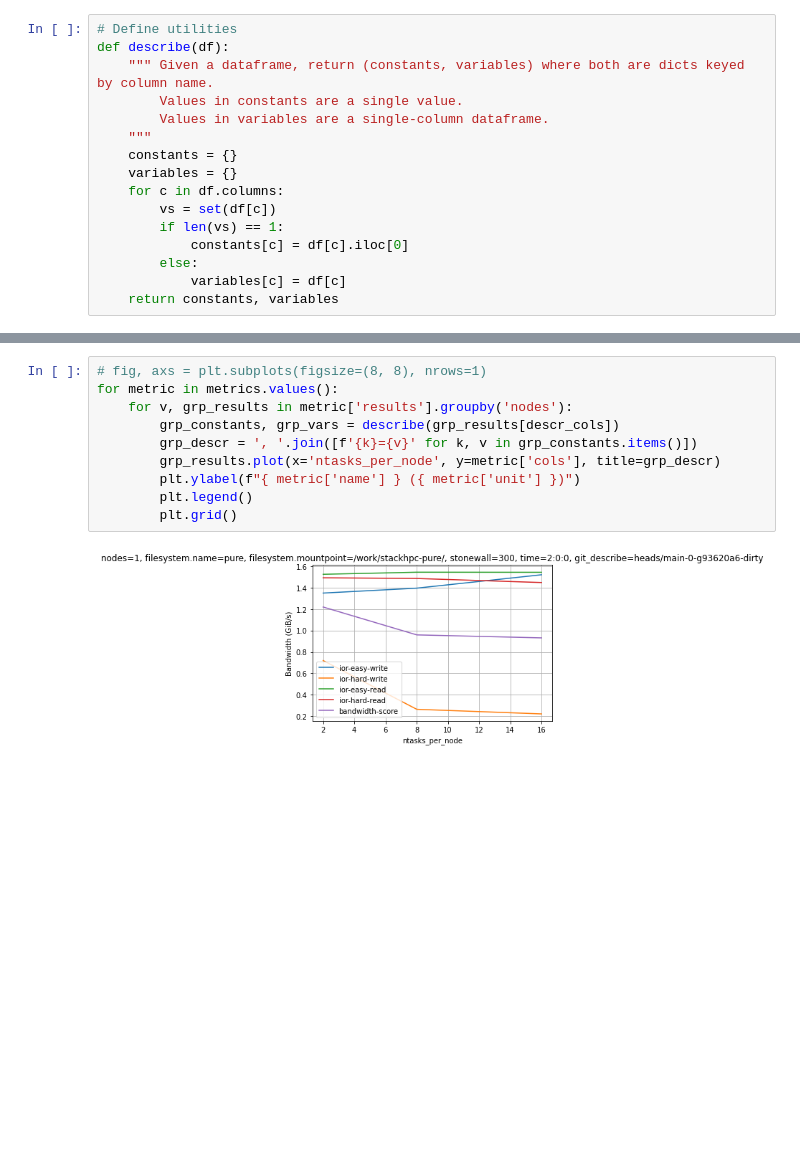
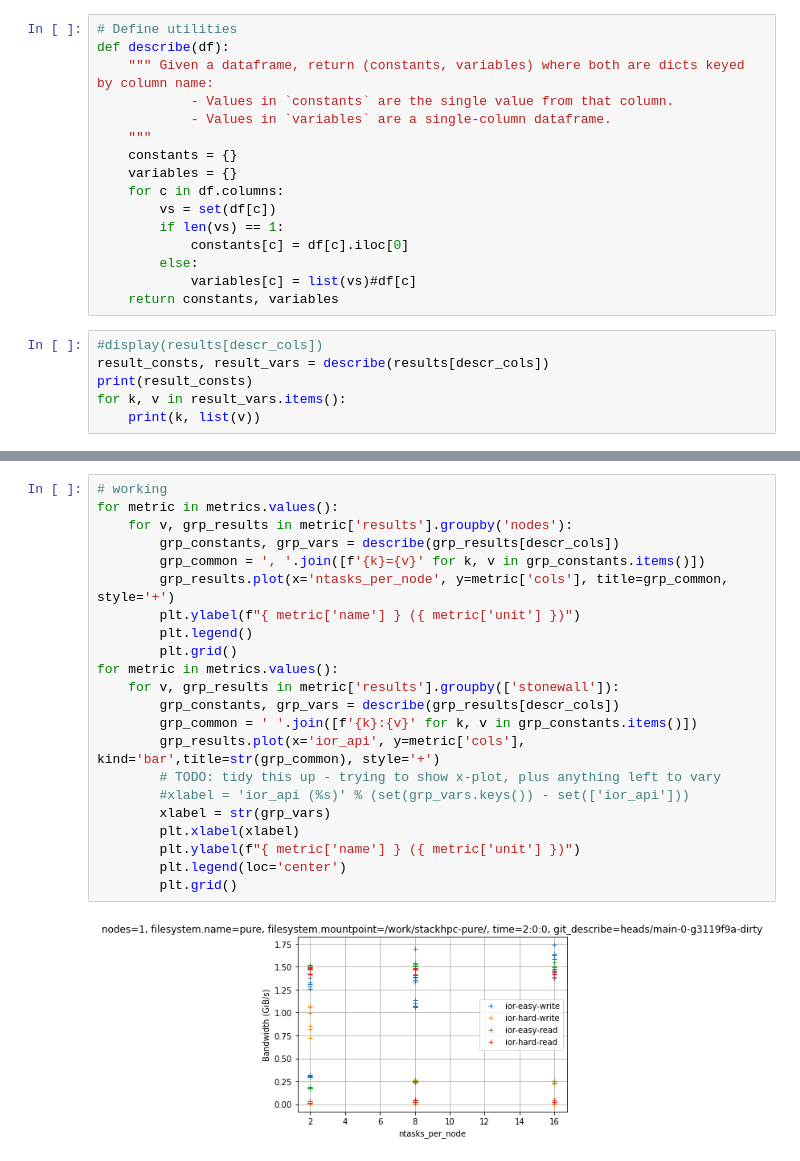
Before and after one commit to stackhpc/jasmin-fs-benchmark, a Jupyter notebook: io500/plotter.ipynb, the cells around one changed output, grey strips where cells are left out. Saved outputs shown, nothing was run; the diff lists cells and outputs as text; blank space fills up the shorter version.

```diff
--- a/io500/plotter.ipynb
+++ b/io500/plotter.ipynb
@@ -37,9 +69,9 @@ metrics = {
 # %%
 # Define utilities
 def describe(df):
-    """ Given a dataframe, return (constants, variables) where both are dicts keyed by column name.
-        Values in constants are a single value.
-        Values in variables are a single-column dataframe.
+    """ Given a dataframe, return (constants, variables) where both are dicts keyed by column name:
+            - Values in `constants` are the single value from that column.
+            - Values in `variables` are a single-column dataframe.
     """
     constants = {}
     variables = {}
@@ -48,5 +80,11 @@ def describe(df):
         if len(vs) == 1:
             constants[c] = df[c].iloc[0]
         else:
-            variables[c] = df[c]
+            variables[c] = list(vs)#df[c]
     return constants, variables
+# %%
+#display(results[descr_cols])
+result_consts, result_vars = describe(results[descr_cols])
+print(result_consts)
+for k, v in result_vars.items():
+    print(k, list(v))
@@ -53,12 +97,24 @@ def describe(df):
 # %%
-# fig, axs = plt.subplots(figsize=(8, 8), nrows=1)
+# working
 for metric in metrics.values():
     for v, grp_results in metric['results'].groupby('nodes'):
         grp_constants, grp_vars = describe(grp_results[descr_cols])
-        grp_descr = ', '.join([f'{k}={v}' for k, v in grp_constants.items()])
-        grp_results.plot(x='ntasks_per_node', y=metric['cols'], title=grp_descr)
+        grp_common = ', '.join([f'{k}={v}' for k, v in grp_constants.items()])
+        grp_results.plot(x='ntasks_per_node', y=metric['cols'], title=grp_common, style='+')
         plt.ylabel(f"{ metric['name'] } ({ metric['unit'] })")
         plt.legend()
         plt.grid()
+for metric in metrics.values():
+    for v, grp_results in metric['results'].groupby(['stonewall']):
+        grp_constants, grp_vars = describe(grp_results[descr_cols])
+        grp_common = ' '.join([f'{k}:{v}' for k, v in grp_constants.items()])
+        grp_results.plot(x='ior_api', y=metric['cols'], kind='bar',title=str(grp_common), style='+')
+        # TODO: tidy this up - trying to show x-plot, plus anything left to vary
+        #xlabel = 'ior_api (%s)' % (set(grp_vars.keys()) - set(['ior_api']))
+        xlabel = str(grp_vars)
+        plt.xlabel(xlabel)
+        plt.ylabel(f"{ metric['name'] } ({ metric['unit'] })")
+        plt.legend(loc='center')
+        plt.grid()
 # %% [output]
-[figure, old version]
+[figure, new version]
```
Also changed, not shown: parts of 4 cells of this notebook, 1 other file.
